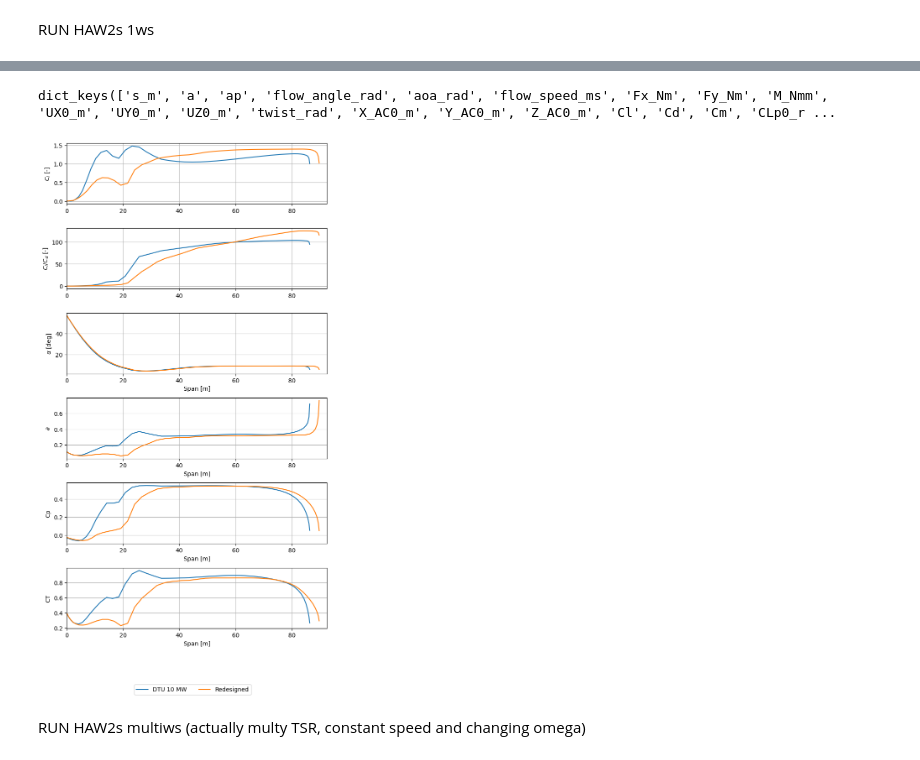
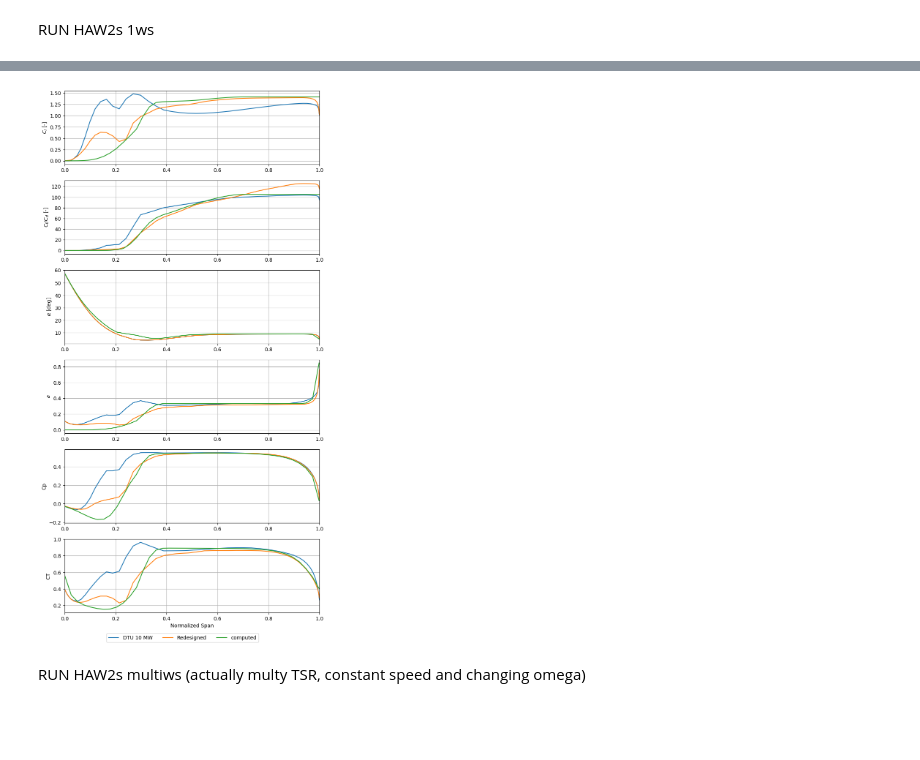
Before and after one commit to nicolaquaia/LAC_final, a Jupyter notebook: assignment_01/assignment1_03.ipynb, the cells around one changed output, grey strips where cells are left out. Drawn from its saved outputs; the diff is of its cells as text; code cells hidden in the pictures; blank space fills up the shorter version.

Commit message:
doing first plots part 3, not going well

```diff
--- a/assignment_01/assignment1_03.ipynb
+++ b/assignment_01/assignment1_03.ipynb
@@ -203,86 +407,65 @@ RUN HAW2s 1ws
 # %%
-
-ind_data_path = 'hawc_files/our_design/res_hawc2s/Group1_redesign_hawc2s_1wsp_u11123.ind'
-ind_data_DTU_10_path = 'hawc_files/dtu_10mw/res_hawc2s/dtu_10mw_hawc2s_1wsp_u8000.ind'
-
-ind_data = load_ind(ind_data_path)
-ind_data_DTU_10 = load_ind(ind_data_DTU_10_path)
-
-# Print the names in the dict
-print(ind_data.keys())
-
-alpha_redesign = np.rad2deg(ind_data['aoa_rad'])
-Cl_redesign = ind_data['Cl']
-Cd_redesign = ind_data['Cd']
-CP_redesign = ind_data['CP']
-CT_redesign = ind_data['CT']
-r_redesign = ind_data["s_m"]
-
-alpha_DTU_10 = np.rad2deg(ind_data['aoa_rad'])
-Cl_DTU_10 = ind_data_DTU_10['Cl']
-Cd_DTU_10 = ind_data_DTU_10['Cd']
-CP_DTU_10 = ind_data_DTU_10['CP']
-CT_DTU_10 = ind_data_DTU_10['CT']
-r_DTU_10 = ind_data_DTU_10["s_m"]
 
 
 
 # Create subplots with increased vertical spacing
 fig1, axs1 = plt.subplots(6, 1, num=1, clear=True, figsize=(8, 15))  # Adjust figure size for better spacing
 fig1.subplots_adjust(hspace=0.4)  # Increase the space between the plots
 
 # Plot Cl
-axs1[0].plot(r_DTU_10, Cl_DTU_10, label='DTU 10 MW')
-axs1[0].plot(r_redesign, Cl_redesign, label='Redesigned')
+axs1[0].plot(r_DTU_10/(R_X-r_hub), Cl_DTU_10, label='DTU 10 MW')
+axs1[0].plot(r_redesign/(R_Y-r_hub), Cl_redesign, label='Redesigned')
+axs1[0].plot(r_analytical/(R_Y-r_hub), Cl_analytical, label='computed')
 axs1[0].set_ylabel("$C_l$ [-]")
-axs1[0].set_xlim(0, R)
+axs1[0].set_xlim(0, 1)
 axs1[0].grid(True)  # Add grid
 
 # Plot Cl / Cd
-axs1[1].plot(r_DTU_10, (Cl_DTU_10 / Cd_DTU_10))
-axs1[1].plot(r_redesign, (Cl_redesign / Cd_redesign))
+axs1[1].plot(r_DTU_10/(R_X-r_hub), (Cl_DTU_10 / Cd_DTU_10))
+axs1[1].plot(r_redesign/(R_Y-r_hub), (Cl_redesign / Cd_redesign))
+axs1[1].plot(r_analytical/(R_Y-r_hub), (Cl_analytical/Cd_analytical))
 axs1[1].set_ylabel("$C_l / C_d$ [-]")
-axs1[1].set_xlim(0, R)
+axs1[1].set_xlim(0, 1)
 axs1[1].grid(True)  # Add grid
 
 # Plot AoA with label
-axs1[2].plot(r_DTU_10, alpha_DTU_10)
-axs1[2].plot(r_redesign, alpha_redesign)
+axs1[2].plot(r_DTU_10/(R_X-r_hub), alpha_DTU_10)
+axs1[2].plot(r_redesign/(R_Y-r_hub), alpha_redesign)
+axs1[2].plot(r_analytical/(R_Y-r_hub), alpha_analytical)
 axs1[2].set_ylabel(r"$\alpha$ [deg]")
-axs1[2].set_xlabel("Span [m]")  # Add label for the last plot
-axs1[2].set_xlim(0, R)
+axs1[2].set_xlim(0, 1)
 axs1[2].grid(True)  # Add grid
 
 
-axs1[3].plot(r_DTU_10, ind_data_DTU_10["a"])
-axs1[3].plot(r_redesign, ind_data["a"])
+axs1[3].plot(r_DTU_10/(R_X-r_hub), ind_data_DTU_10["a"])
+axs1[3].plot(r_redesign/(R_Y-r_hub), ind_data["a"])
+axs1[3].plot(r_analytical/(R_Y-r_hub), a_analytical)
 axs1[3].set_ylabel(r"$a$")
-axs1[3].set_xlabel("Span [m]")  # Add label for the last plot
-axs1[3].set_xlim(0, R)
+axs1[3].set_xlim(0, 1)
 axs1[3].grid(True)  # Add grid
 
-axs1[4].plot(r_DTU_10, ind_data_DTU_10["CP"])
-axs1[4].plot(r_redesign, ind_data["CP"])
+axs1[4].plot(r_DTU_10/(R_X-r_hub), ind_data_DTU_10["CP"])
+axs1[4].plot(r_redesign/(R_Y-r_hub), ind_data["CP"])
+axs1[4].plot(r_analytical/(R_Y-r_hub), CP_analytical)
 axs1[4].set_ylabel('Cp')
-axs1[4].set_xlabel("Span [m]")  # Add label for the last plot
-axs1[4].set_xlim(0, R)
+axs1[4].set_xlim(0, 1)
 axs1[4].grid(True)  # Add grid
 
-axs1[5].plot(r_DTU_10, ind_data_DTU_10["CT"])
-axs1[5].plot(r_redesign, ind_data["CT"])
+axs1[5].plot(r_DTU_10/(R_X-r_hub), ind_data_DTU_10["CT"])
+axs1[5].plot(r_redesign/(R_Y-r_hub), ind_data["CT"])
+axs1[5].plot(r_analytical/(R_Y-r_hub), CT_analytical)
 axs1[5].set_ylabel('CT')
-axs1[5].set_xlabel("Span [m]")  # Add label for the last plot
-axs1[5].set_xlim(0, R)
+axs1[5].set_xlabel("Normalized Span")  # Add label for the last plot
+axs1[5].set_xlim(0, 1)
 axs1[5].grid(True)  # Add grid
 
+plt.tight_layout()
 # Move the legend to the bottom of the figure and apply it to all plots
-fig1.legend(loc='lower center', ncol=2, bbox_to_anchor=(0.5, -0))
-
+fig1.legend(loc='lower center', ncol=3, bbox_to_anchor=(0.5, -0.02))
 # Show the plot
 plt.show()
 # %% [output]
-dict_keys(['s_m', 'a', 'ap', 'flow_angle_rad', 'aoa_rad', 'flow_speed_ms', 'Fx_Nm', 'Fy_Nm', 'M_Nmm', 'UX0_m', 'UY0_m', 'UZ0_m', 'twist_rad', 'X_AC0_m', 'Y_AC0_m', 'Z_AC0_m', 'Cl', 'Cd', 'Cm', 'CLp0_r ...
-[figure, old version]
+[figure, new version]
 # %% [markdown]
 RUN HAW2s multiws (actually multy TSR, constant speed and changing omega)
 # %%
```
Also changed, not shown: parts of 5 cells of this notebook, 3 other files.
